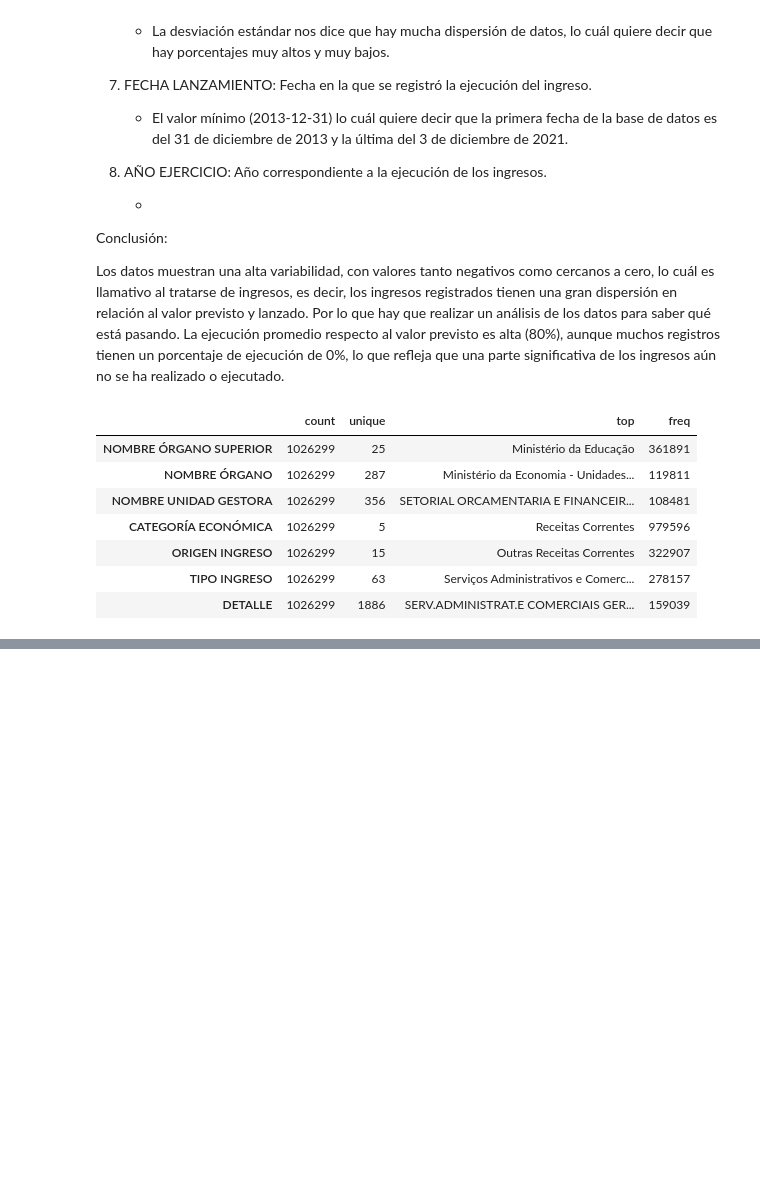
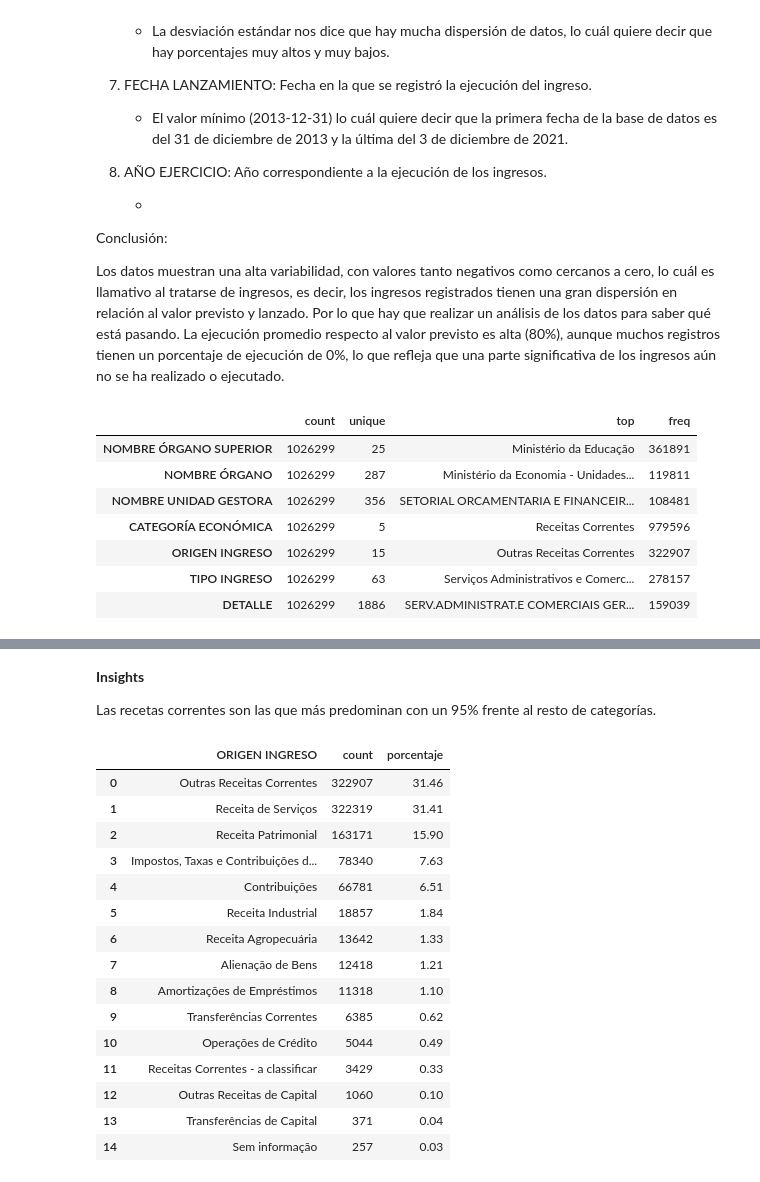
Before and after one commit to Gonzalo8julian/11.Proyecto2_EDA-Ingresos-Publicos-Brasil, a Jupyter notebook: 3.PROYECTO2_EDA.ipynb, the cells around one changed output, grey strips where cells are left out. Cells and saved outputs as stored; diff of their text form; code cells hidden in the pictures; blank space fills up the shorter version.

```diff
--- a/3.PROYECTO2_EDA.ipynb
+++ b/3.PROYECTO2_EDA.ipynb
@@ -172,0 +254,23 @@ La homogeneidad en Over18 sugiere poca utilidad analítica en esa variable, mien
+# %% [markdown]
+**Insights**
+
+Las recetas correntes son las que más predominan con un 95% frente al resto de categorías.
+# %%
+sl.analisis_categoria(df,"ORIGEN INGRESO")
+# %% [output]
+|  | ORIGEN INGRESO | count | porcentaje |
+| 0 | Outras Receitas Correntes | 322907 | 31.46 |
+| 1 | Receita de Serviços | 322319 | 31.41 |
+| 2 | Receita Patrimonial | 163171 | 15.90 |
+| 3 | Impostos, Taxas e Contribuições d... | 78340 | 7.63 |
+| 4 | Contribuições | 66781 | 6.51 |
+| 5 | Receita Industrial | 18857 | 1.84 |
+| 6 | Receita Agropecuária | 13642 | 1.33 |
+| 7 | Alienação de Bens | 12418 | 1.21 |
+| 8 | Amortizações de Empréstimos | 11318 | 1.10 |
+| 9 | Transferências Correntes | 6385 | 0.62 |
+| 10 | Operações de Crédito | 5044 | 0.49 |
+| 11 | Receitas Correntes - a classificar | 3429 | 0.33 |
+| 12 | Outras Receitas de Capital | 1060 | 0.10 |
+| 13 | Transferências de Capital | 371 | 0.04 |
+| 14 | Sem informação | 257 | 0.03 |
```
Also changed, not shown: parts of 24 cells of this notebook, 3 other files.
